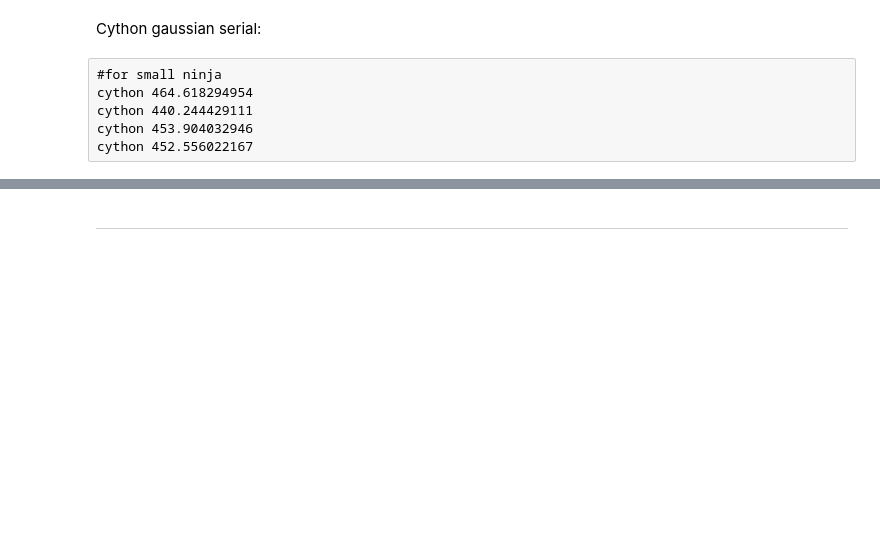
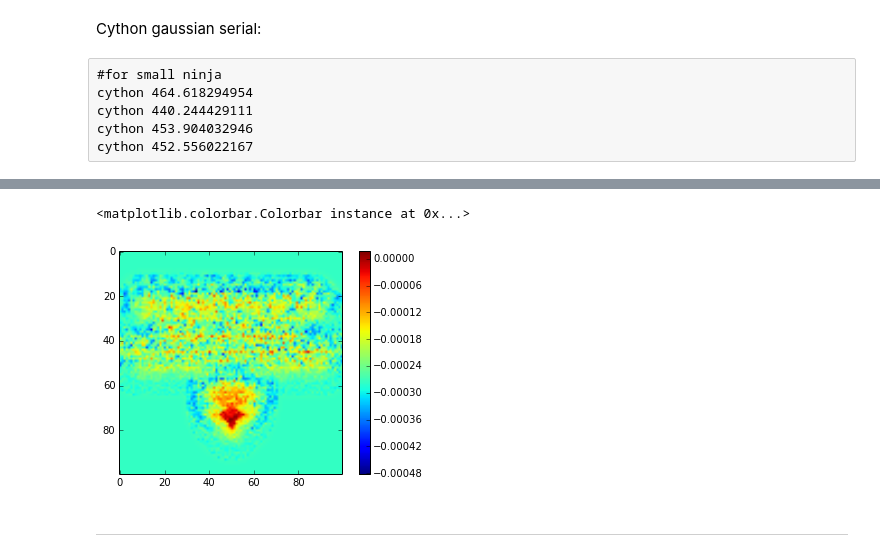
Before and after one commit to rpestourie/filters_AVX, a Jupyter notebook: filters.ipynb, the cells around one changed output, grey strips where cells are left out. Drawn from its saved outputs; the diff is of its cells as text; code cells hidden in the pictures; blank space fills up the shorter version.

```diff
--- a/filters.ipynb
+++ b/filters.ipynb
@@ -204,3 +222,9 @@ cython 452.556022167
+# %%
+plt.imshow(A-output)
+plt.colorbar()
+# %% [output]
+<matplotlib.colorbar.Colorbar instance at 0x...>
+[figure, added]
 # %% [markdown]
 ---
 # %% [markdown]
```
Also changed, not shown: parts of 18 cells of this notebook, 1 other file.
